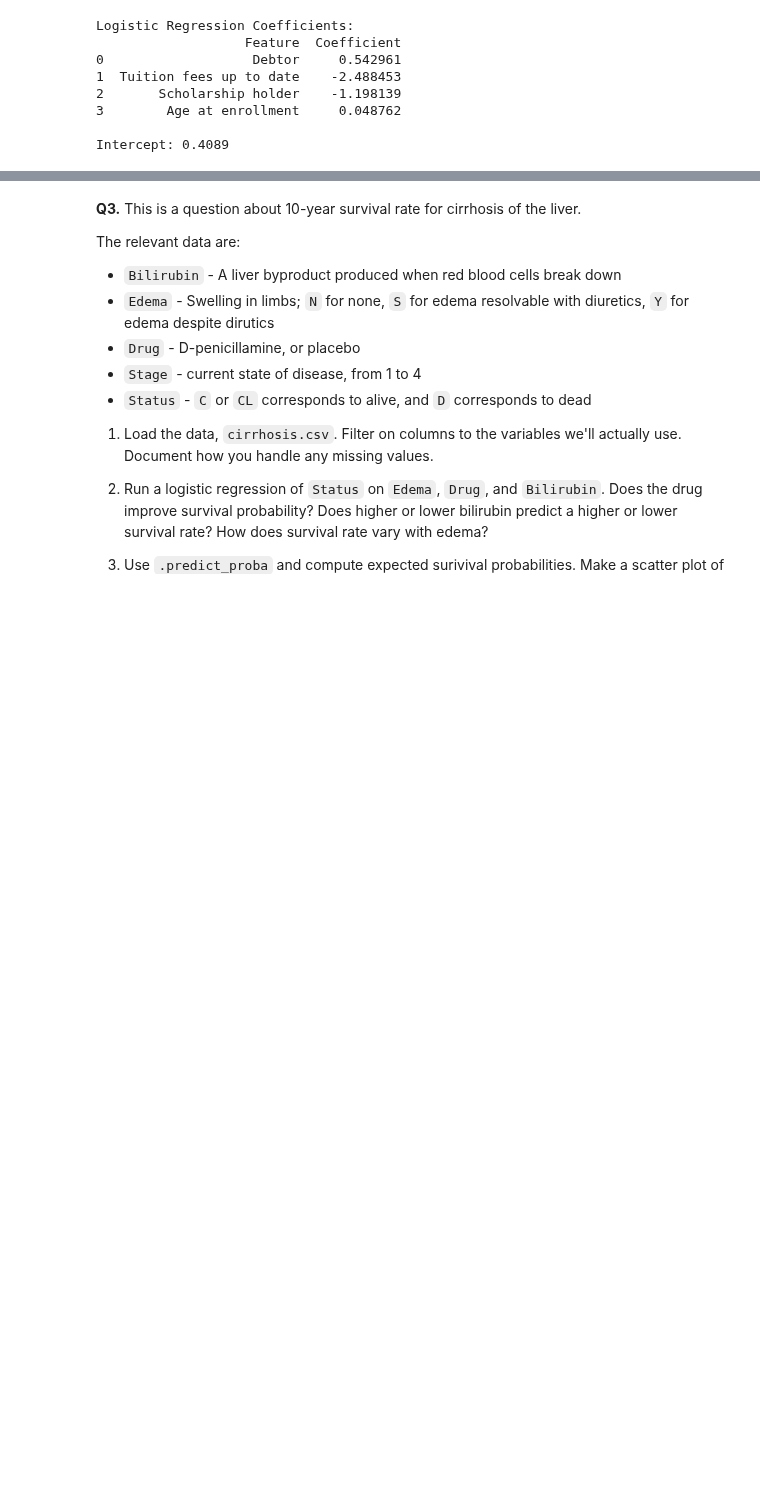
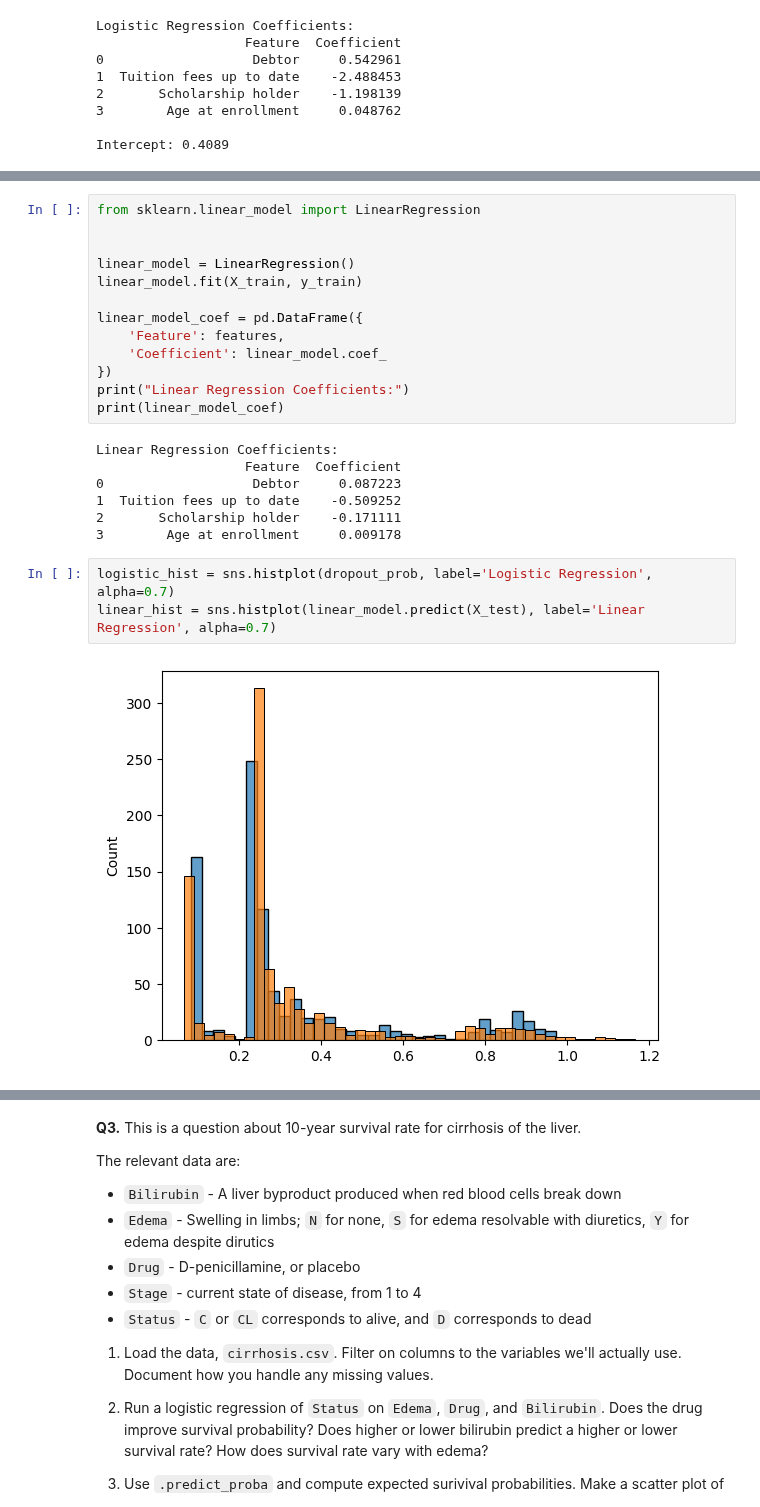
Before and after one commit to RexW999/undergrad_ml_assignments, a Jupyter notebook: 05_assignment_glm.ipynb, the cells around one changed output, grey strips where cells are left out. Saved outputs shown, nothing was run; the diff lists cells and outputs as text; blank space fills up the shorter version.

```diff
--- a/05_assignment_glm.ipynb
+++ b/05_assignment_glm.ipynb
@@ -118,3 +118,28 @@ print(confusion_matrix)
 Confusion Matrix:
 [[541  28]
  [191 125]]
+# %%
+from sklearn.linear_model import LinearRegression
+
+
+linear_model = LinearRegression()
+linear_model.fit(X_train, y_train)
+
+linear_model_coef = pd.DataFrame({
+    'Feature': features,
+    'Coefficient': linear_model.coef_
+})
+print("Linear Regression Coefficients:")
+print(linear_model_coef)
+# %% [output]
+Linear Regression Coefficients:
+                   Feature  Coefficient
+0                   Debtor     0.087223
+1  Tuition fees up to date    -0.509252
+2       Scholarship holder    -0.171111
+3        Age at enrollment     0.009178
+# %%
+logistic_hist = sns.histplot(dropout_prob, label='Logistic Regression', alpha=0.7)
+linear_hist = sns.histplot(linear_model.predict(X_test), label='Linear Regression', alpha=0.7)
+# %% [output]
+[figure, added]
```
Also changed, not shown: parts of 3 cells of this notebook.
